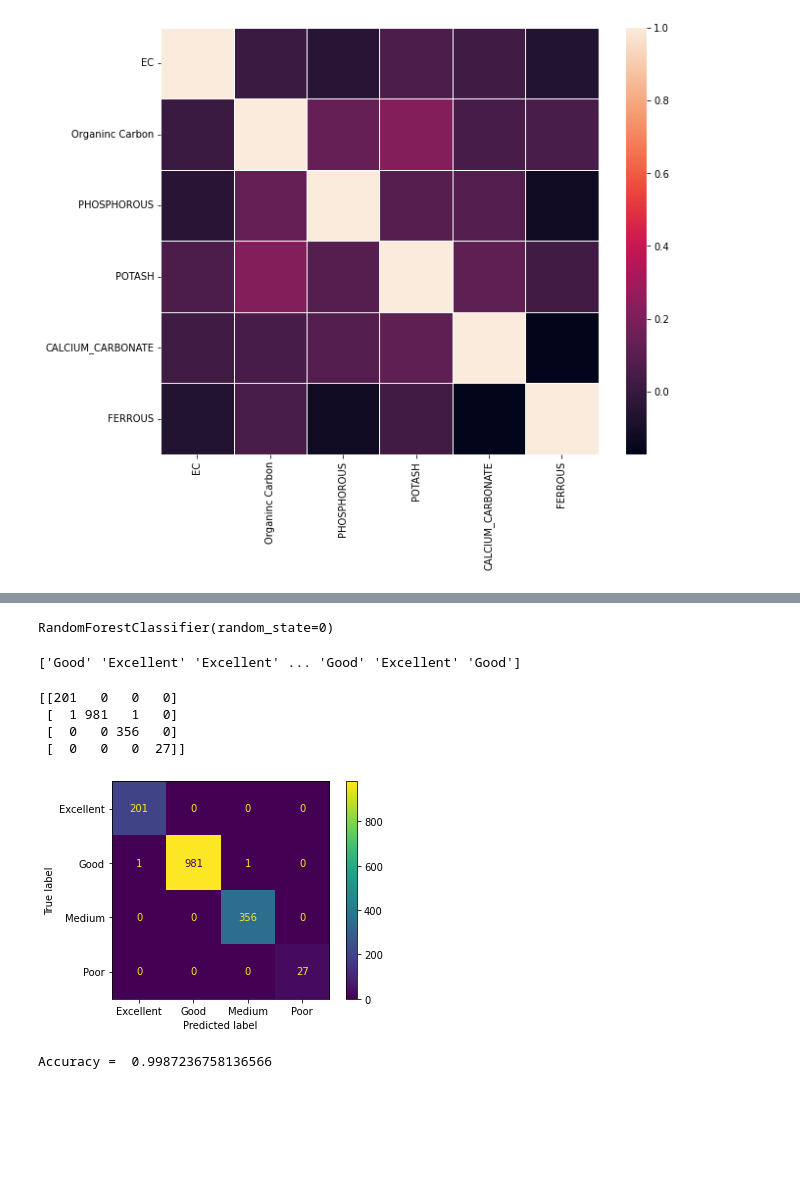
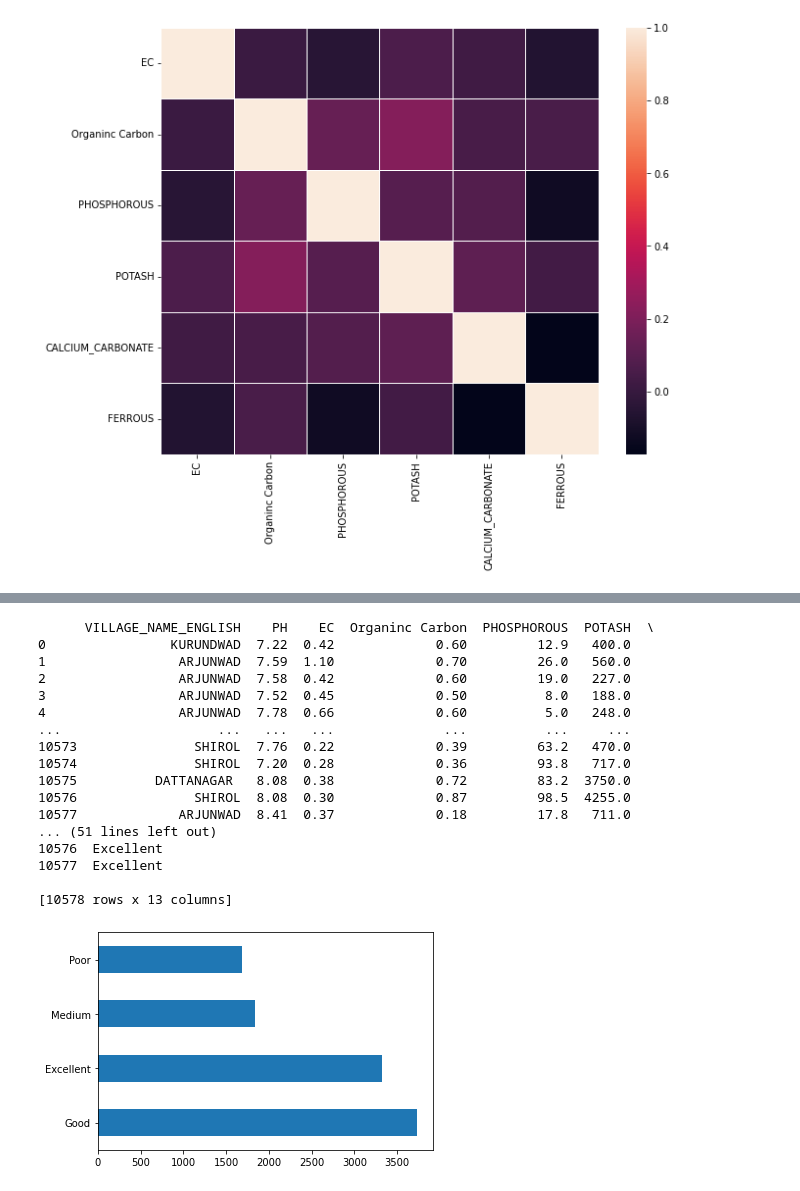
Before and after one commit to vedant218/soilfertility, a Jupyter notebook: WPM FINAL.ipynb, the cells around one changed output, grey strips where cells are left out. Saved outputs shown, nothing was run; the diff lists cells and outputs as text; code cells hidden in the pictures; blank space fills up the shorter version.

```diff
--- a/PROMETHEE.ipynb
+++ b/WPM FINAL.ipynb
@@ -675,11 +612,0 @@ print(x_test)
-# %%
-from sklearn.ensemble import RandomForestClassifier
-classifier= RandomForestClassifier(max_depth= None, random_state=0)
-classifier.fit(x_train, y_train)
-# %% [output]
-RandomForestClassifier(random_state=0)
-# %%
-y_pred= classifier.predict(x_test)
-print(y_pred)
-# %% [output]
-['Good' 'Excellent' 'Excellent' ... 'Good' 'Excellent' 'Good']
@@ -690,27 +613,26 @@ cm= confusion_matrix(y_test, y_pred)
-# %%
-print(cm)
-# %% [output]
-[[201   0   0   0]
- [  1 981   1   0]
- [  0   0 356   0]
- [  0   0   0  27]]
-# %%
-from sklearn import metrics
-
-cm = metrics.confusion_matrix(y_test, y_pred)
-
-cm_display = metrics.ConfusionMatrixDisplay(confusion_matrix = cm, display_labels = ['Excellent','Good','Medium','Poor'])
-
-cm_display.plot()
-plt.show()
-
-# [[659  39   0   0]
-#  [ 19 673  22   0]
-#  [  0  18 329  18]
-#  [  0   1  27 305]]
-
-accuracy = metrics.accuracy_score(y_test, y_pred)
-print("Accuracy = ",accuracy)
-# %% [output]
-[figure, removed]
-Accuracy =  0.9987236758136566
+# %%
+data = pd.read_csv('soil_dataset.csv')
+print(data)
+data['Quality'] = pd.cut(data["Total Rating Value"],bins=[0,400,500,700,10000],labels=['Poor','Medium','Good','Excellent'])
+print(data)
+data['Quality'].value_counts().plot(kind='barh')
+plt.show()
+# %% [output]
+      VILLAGE_NAME_ENGLISH    PH    EC  Organinc Carbon  PHOSPHOROUS  POTASH  \
+0                KURUNDWAD  7.22  0.42             0.60         12.9   400.0
+1                 ARJUNWAD  7.59  1.10             0.70         26.0   560.0
+2                 ARJUNWAD  7.58  0.42             0.60         19.0   227.0
+3                 ARJUNWAD  7.52  0.45             0.50          8.0   188.0
+4                 ARJUNWAD  7.78  0.66             0.60          5.0   248.0
+...                    ...   ...   ...              ...          ...     ...
+10573               SHIROL  7.76  0.22             0.39         63.2   470.0
+10574               SHIROL  7.20  0.28             0.36         93.8   717.0
+10575          DATTANAGAR   8.08  0.38             0.72         83.2  3750.0
+10576               SHIROL  8.08  0.30             0.87         98.5  4255.0
+10577             ARJUNWAD  8.41  0.37             0.18         17.8   711.0
+... (51 lines left out)
+10576  Excellent
+10577  Excellent
+
+[10578 rows x 13 columns]
+[figure, added]
```
Also changed, not shown: parts of 21 cells of this notebook, 9 other files.
